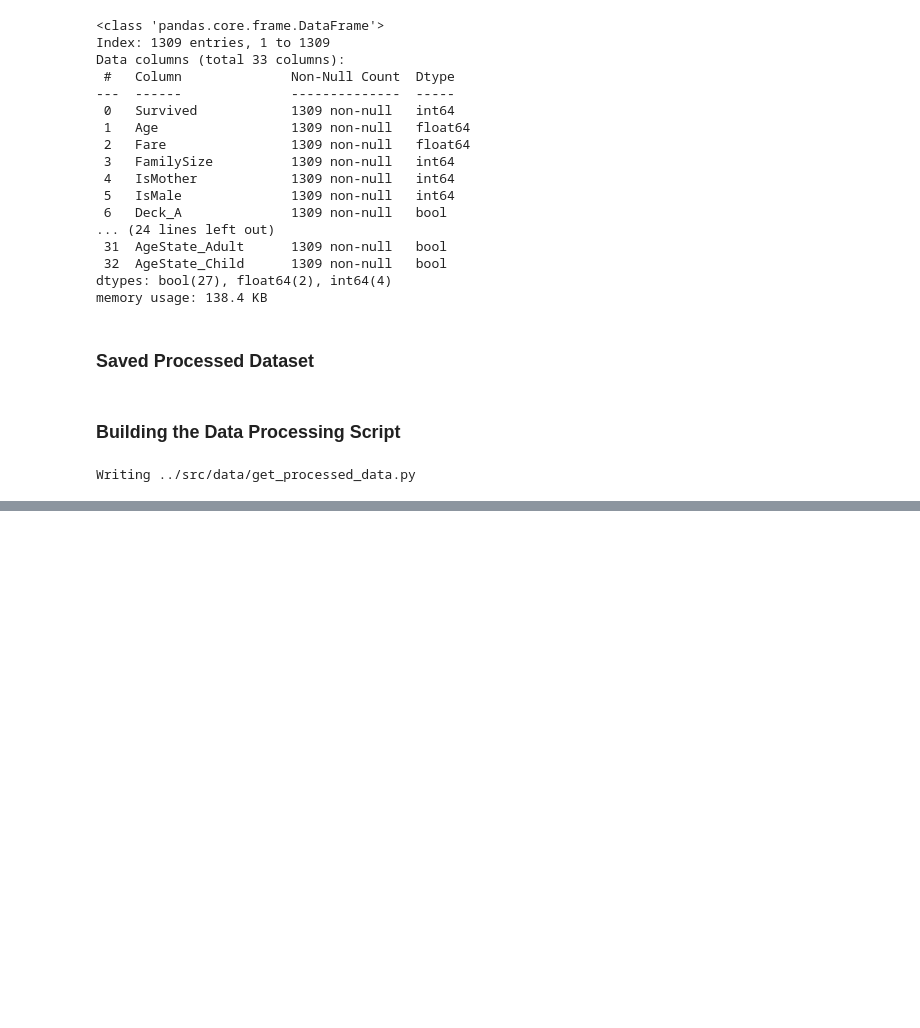
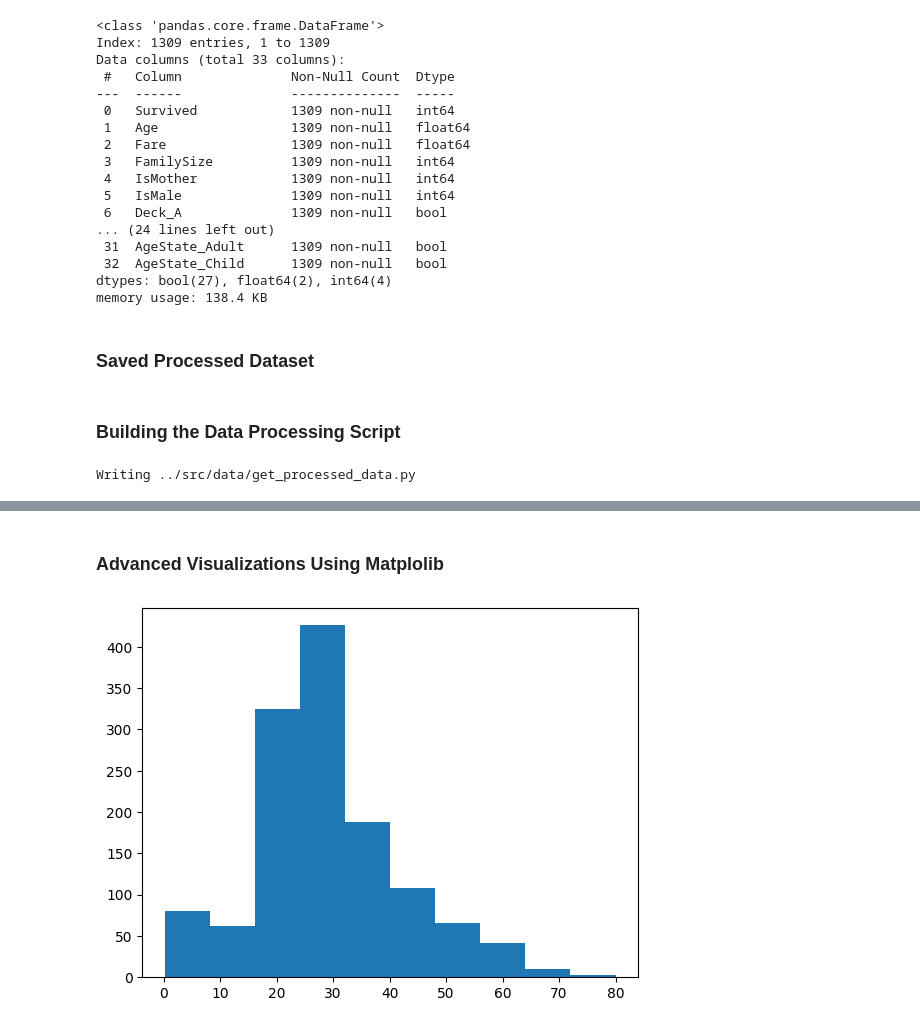
Before and after one commit to zakpdev/titanic, a Jupyter notebook: notebooks/2.0-zp-exploring-processing-data.ipynb, the cells around one changed output, grey strips where cells are left out. Cells and saved outputs as stored; diff of their text form; code cells hidden in the pictures; blank space fills up the shorter version.

```diff
--- a/notebooks/2.0-zp-exploring-processing-data.ipynb
+++ b/notebooks/2.0-zp-exploring-processing-data.ipynb
@@ -1307,0 +1303,2 @@ ImportError: No module named pandas
+# %% [markdown]
+### Advanced Visualizations Using Matplolib
@@ -1307,0 +1308,4 @@ ImportError: No module named pandas
+# %%
+plt.hist(df.Age);
+# %% [output]
+[figure, added]
```
Also changed, not shown: parts of 7 cells of this notebook.
